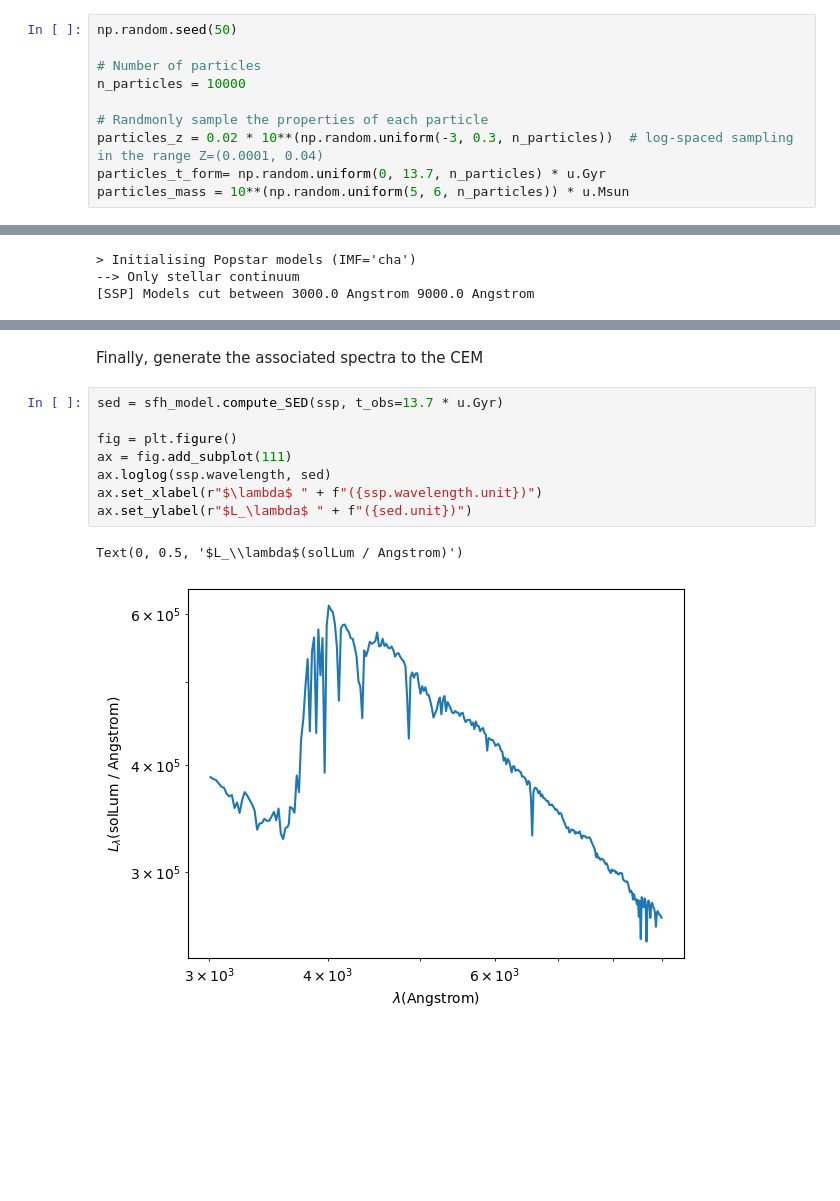
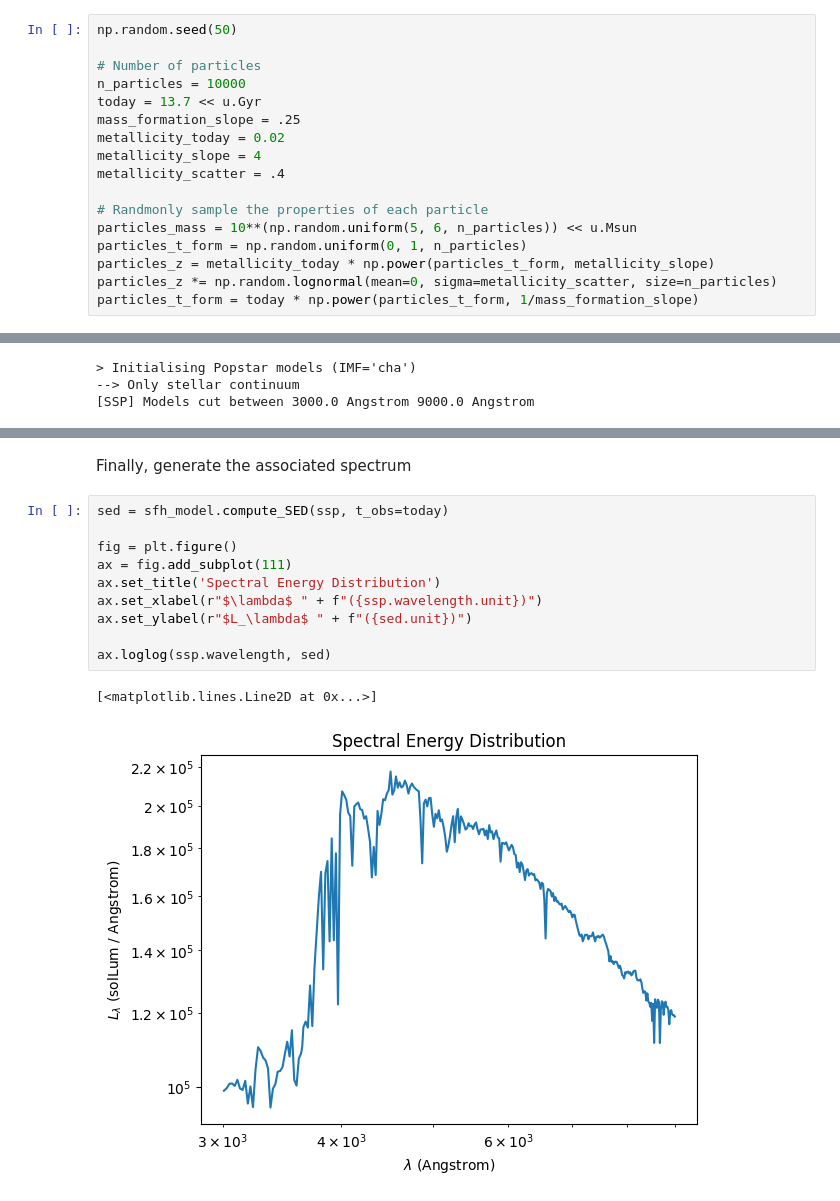
Before and after one commit to paranoya/population-synthesis-toolkit, a Jupyter notebook: tutorials/models/particles.ipynb, the cells around one changed output, grey strips where cells are left out. Saved outputs shown, nothing was run; the diff lists cells and outputs as text; blank space fills up the shorter version.

```diff
--- a/tutorials/models/particles.ipynb
+++ b/tutorials/models/particles.ipynb
@@ -27,11 +27,18 @@ np.random.seed(50)
 
 # Number of particles
 n_particles = 10000
+today = 13.7 << u.Gyr
+mass_formation_slope = .25
+metallicity_today = 0.02
+metallicity_slope = 4
+metallicity_scatter = .4
 
 # Randmonly sample the properties of each particle
-particles_z = 0.02 * 10**(np.random.uniform(-3, 0.3, n_particles))  # log-spaced sampling in the range Z=(0.0001, 0.04)
-particles_t_form= np.random.uniform(0, 13.7, n_particles) * u.Gyr
-particles_mass = 10**(np.random.uniform(5, 6, n_particles)) * u.Msun
+particles_mass = 10**(np.random.uniform(5, 6, n_particles)) << u.Msun
+particles_t_form = np.random.uniform(0, 1, n_particles)
+particles_z = metallicity_today * np.power(particles_t_form, metallicity_slope)
+particles_z *= np.random.lognormal(mean=0, sigma=metallicity_scatter, size=n_particles)
+particles_t_form = today * np.power(particles_t_form, 1/mass_formation_slope)
 # %%
 fig, ax = plt.subplots()
 
@@ -85,13 +105,15 @@ plt.colorbar(mappable, ax=ax, label="Stellar mass (Msun)")
 # %% [markdown]
-Finally, generate the associated spectra to the CEM
+Finally, generate the associated spectrum
 # %%
-sed = sfh_model.compute_SED(ssp, t_obs=13.7 * u.Gyr)
+sed = sfh_model.compute_SED(ssp, t_obs=today)
 
 fig = plt.figure()
 ax = fig.add_subplot(111)
-ax.loglog(ssp.wavelength, sed)
+ax.set_title('Spectral Energy Distribution')
 ax.set_xlabel(r"$\lambda$ " + f"({ssp.wavelength.unit})")
 ax.set_ylabel(r"$L_\lambda$ " + f"({sed.unit})")
+
+ax.loglog(ssp.wavelength, sed)
 # %% [output]
-Text(0, 0.5, '$L_\\lambda$(solLum / Angstrom)')
+[<matplotlib.lines.Line2D at 0x...>]
-[figure, old version]
+[figure, new version]
```
Also changed, not shown: parts of 9 cells of this notebook, 1 other file.
